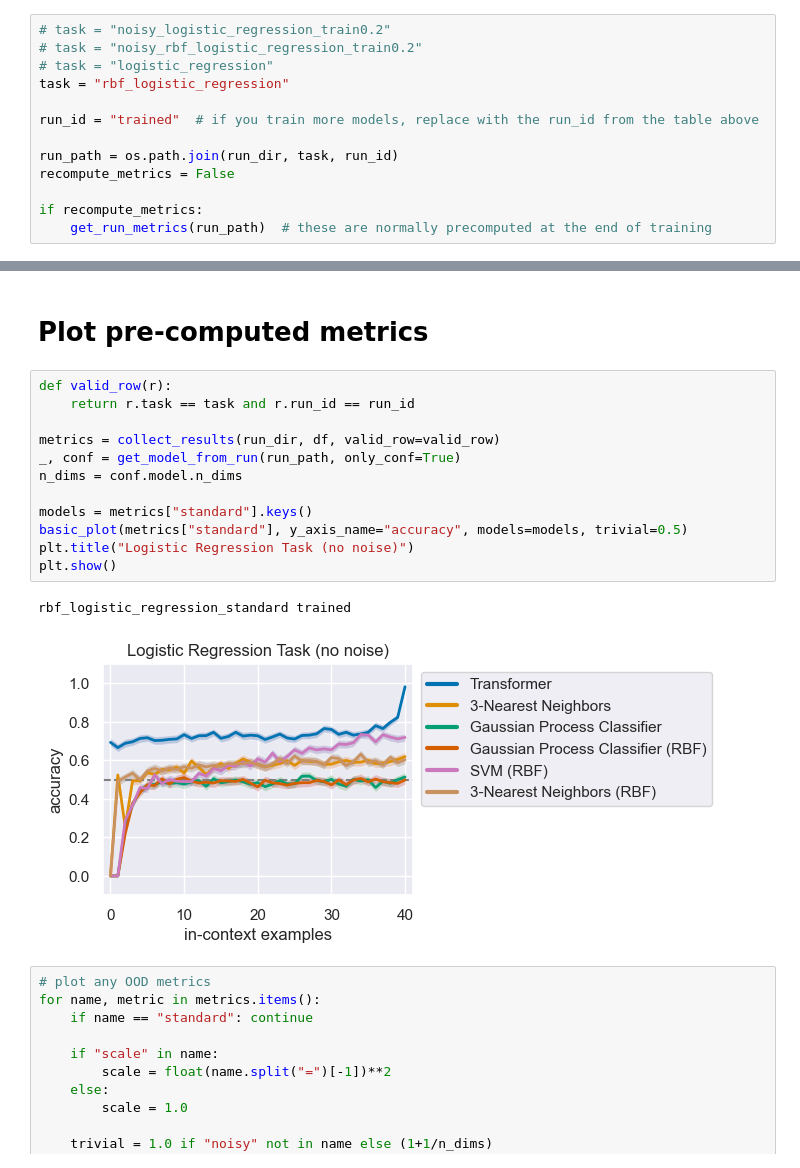
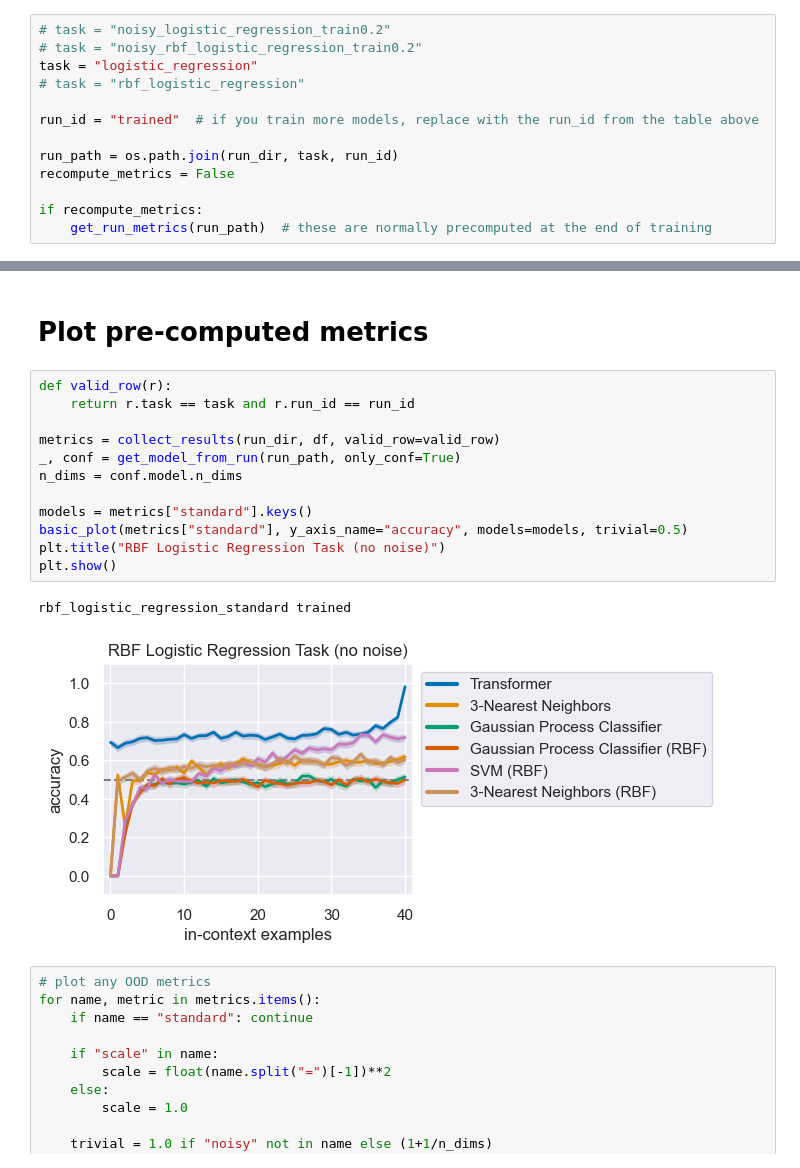
Before and after one commit to zenglingqi647/ICL, a Jupyter notebook: src/eval.ipynb, the cells around one changed output, grey strips where cells are left out. Cells and saved outputs as stored; diff of their text form.

```diff
--- a/src/eval.ipynb
+++ b/src/eval.ipynb
@@ -33,8 +33,8 @@ df  # list all the runs in our run_dir
 # %%
 # task = "noisy_logistic_regression_train0.2"
 # task = "noisy_rbf_logistic_regression_train0.2"
-# task = "logistic_regression"
-task = "rbf_logistic_regression"
+task = "logistic_regression"
+# task = "rbf_logistic_regression"
 
 run_id = "trained"  # if you train more models, replace with the run_id from the table above
 
@@ -48,18 +140,18 @@ if recompute_metrics:
 # %%
 def valid_row(r):
     return r.task == task and r.run_id == run_id
 
 metrics = collect_results(run_dir, df, valid_row=valid_row)
 _, conf = get_model_from_run(run_path, only_conf=True)
 n_dims = conf.model.n_dims
 
 models = metrics["standard"].keys()
 basic_plot(metrics["standard"], y_axis_name="accuracy", models=models, trivial=0.5)
-plt.title("Logistic Regression Task (no noise)")
+plt.title("RBF Logistic Regression Task (no noise)")
 plt.show()
 # %% [output]
 rbf_logistic_regression_standard trained
-[figure, old version]
+[figure, new version]
 # %%
 # plot any OOD metrics
 for name, metric in metrics.items():
```
Also changed, not shown: parts of 7 cells of this notebook, 9 other files.
